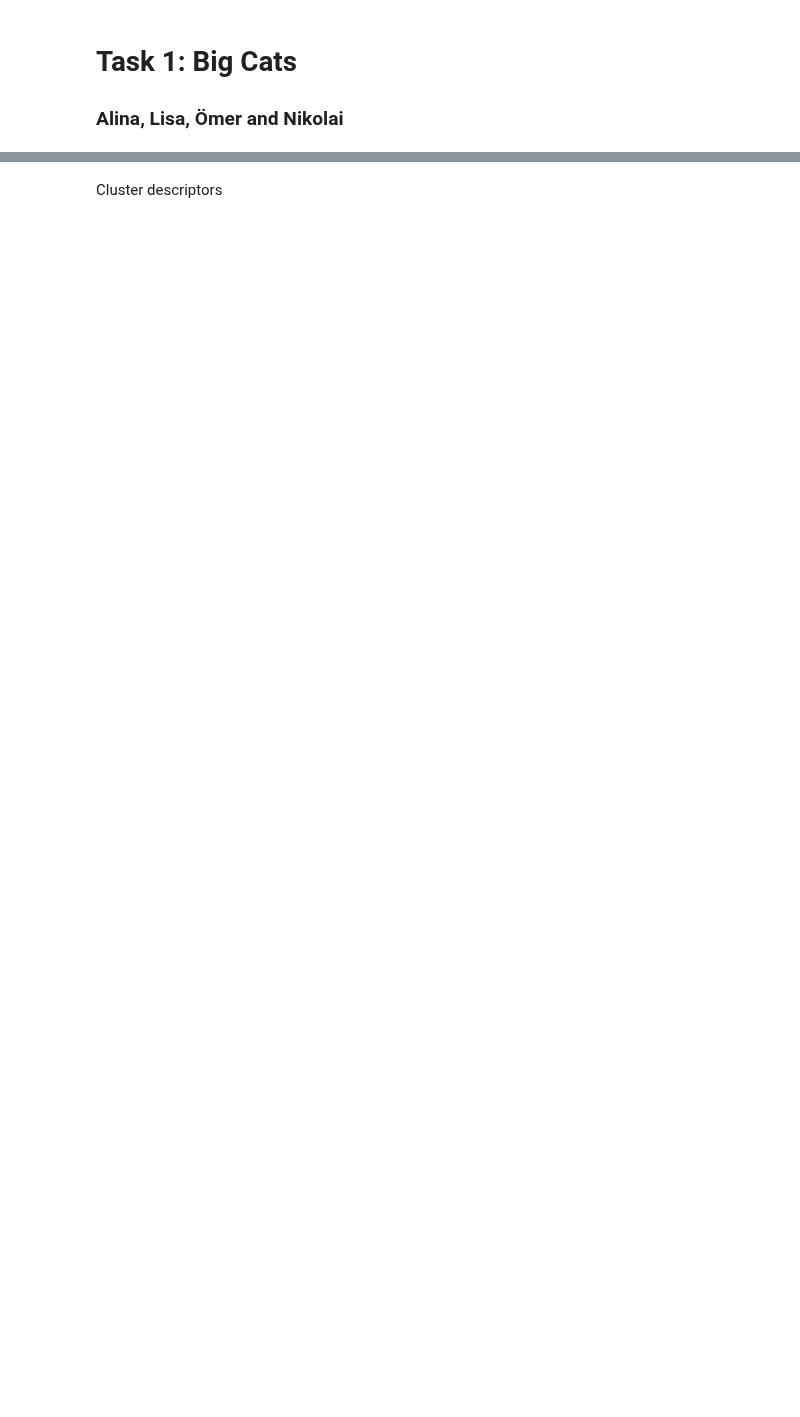
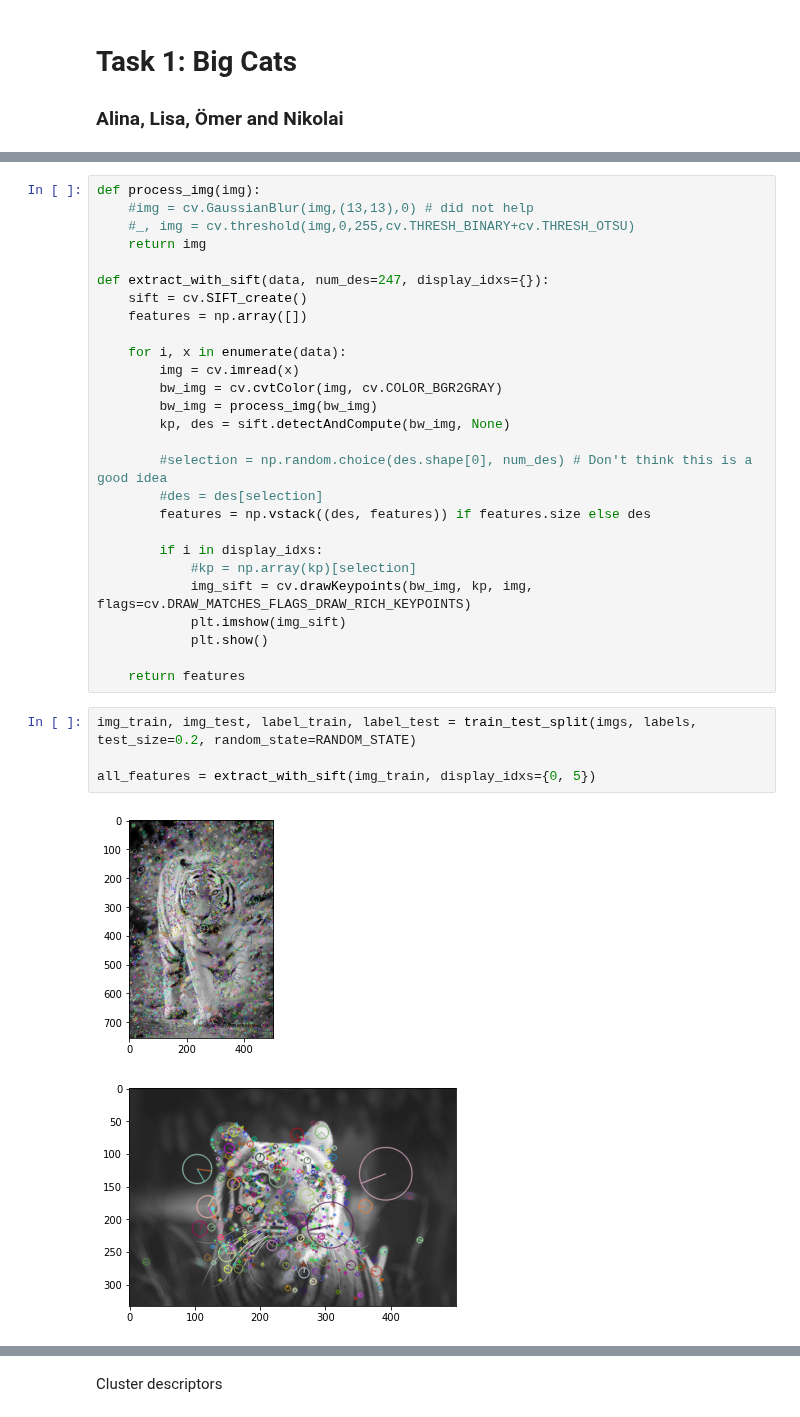
Before and after one commit to alina-dima/PR-for-AI, a Jupyter notebook: Assignment 2/BigCats/big_cats.ipynb, the cells around one changed output, grey strips where cells are left out. Drawn from its saved outputs; the diff is of its cells as text; blank space fills up the shorter version.

```diff
--- a/Assignment 2/BigCats/big_cats.ipynb
+++ b/Assignment 2/BigCats/big_cats.ipynb
@@ -53,0 +77,34 @@ for class_ in class_names:
+# %%
+def process_img(img):
+    #img = cv.GaussianBlur(img,(13,13),0) # did not help
+    #_, img = cv.threshold(img,0,255,cv.THRESH_BINARY+cv.THRESH_OTSU)
+    return img
+
+def extract_with_sift(data, num_des=247, display_idxs={}):
+    sift = cv.SIFT_create()
+    features = np.array([])
+
+    for i, x in enumerate(data):
+        img = cv.imread(x)
+        bw_img = cv.cvtColor(img, cv.COLOR_BGR2GRAY)
+        bw_img = process_img(bw_img)
+        kp, des = sift.detectAndCompute(bw_img, None)
+
+        #selection = np.random.choice(des.shape[0], num_des) # Don't think this is a good idea
+        #des = des[selection]
+        features = np.vstack((des, features)) if features.size else des
+
+        if i in display_idxs:
+            #kp = np.array(kp)[selection]
+            img_sift = cv.drawKeypoints(bw_img, kp, img, flags=cv.DRAW_MATCHES_FLAGS_DRAW_RICH_KEYPOINTS)
+            plt.imshow(img_sift)
+            plt.show()
+
+    return features
+# %%
+img_train, img_test, label_train, label_test = train_test_split(imgs, labels, test_size=0.2, random_state=RANDOM_STATE)
+
+all_features = extract_with_sift(img_train, display_idxs={0, 5})
+# %% [output]
+[figure, added]
+[figure, added]
```
Also changed, not shown: parts of 19 cells of this notebook.
